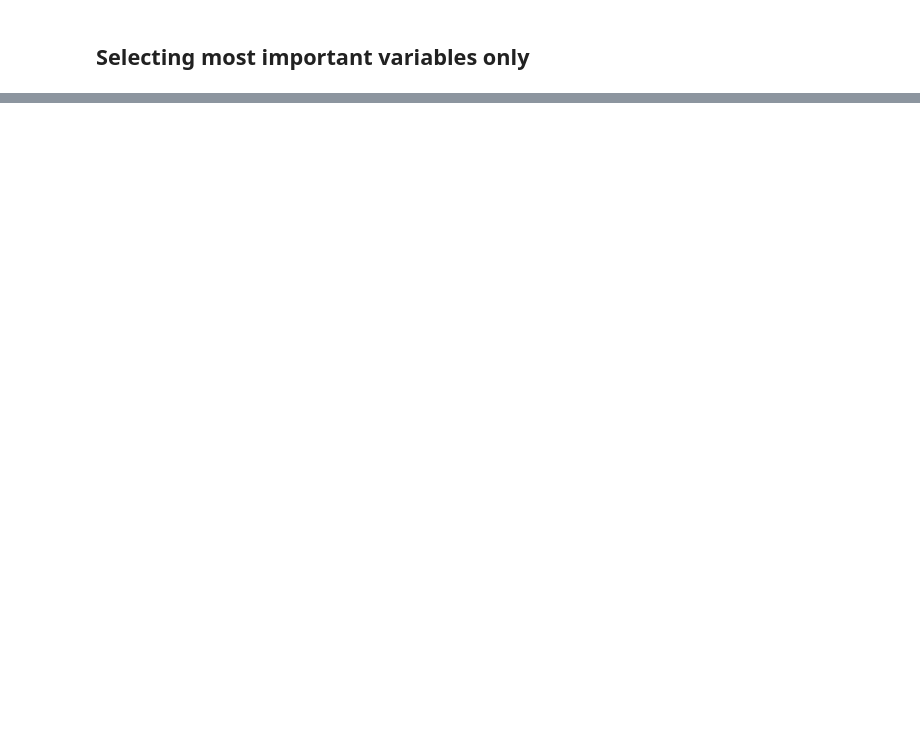
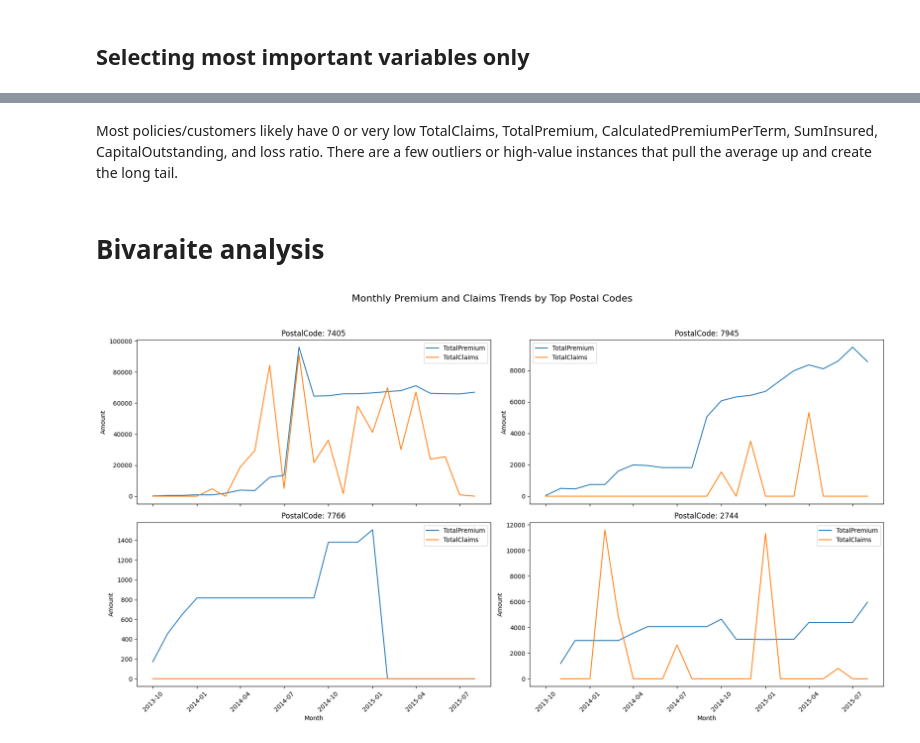
Before and after one commit to Naty-12/Insurance-analytics_week3, a Jupyter notebook: notebooks/eda.ipynb, the cells around one changed output, grey strips where cells are left out. Drawn from its saved outputs; the diff is of its cells as text; code cells hidden in the pictures; blank space fills up the shorter version.

```diff
--- a/notebooks/eda.ipynb
+++ b/notebooks/eda.ipynb
@@ -309,0 +228,40 @@ outliers_z.shape
+# %% [markdown]
+Most policies/customers likely have 0 or very low TotalClaims, TotalPremium, CalculatedPremiumPerTerm, SumInsured, CapitalOutstanding, and loss ratio.
+There are a few outliers or high-value instances that pull the average up and create the long tail.
+# %% [markdown]
+# Bivaraite analysis
+# %%
+monthly_data = df.groupby(
+    [df['TransactionMonth'].dt.to_period('M'), 'PostalCode'])[['TotalPremium', 'TotalClaims']].sum().reset_index()
+
+# Convert back to datetime for plotting
+monthly_data['TransactionMonth'] = monthly_data['TransactionMonth'].dt.to_timestamp()
+# %%
+top_zipcodes = monthly_data['PostalCode'].value_counts().head(4).index
+
+# Create a single figure with 4 subplots (1 row x 4 columns or 2x2 if preferred)
+fig, axes = plt.subplots(2, 2, figsize=(18, 10), sharex=True, sharey=False)
+axes = axes.flatten()  # Make it easier to iterate
+
+for i, zip_code in enumerate(top_zipcodes):
+    subset = monthly_data[monthly_data['PostalCode'] == zip_code]
+    ax = axes[i]
+
+    sns.lineplot(data=subset, x='TransactionMonth', y='TotalPremium', label='TotalPremium', ax=ax)
+    sns.lineplot(data=subset, x='TransactionMonth', y='TotalClaims', label='TotalClaims', ax=ax)
+
+    ax.set_title(f'PostalCode: {zip_code}')
+    ax.tick_params(axis='x', rotation=45)
+    ax.set_xlabel('Month')
+    ax.set_ylabel('Amount')
+    ax.legend()
+
+# Remove unused subplot if fewer than 4 zip codes
+for j in range(len(top_zipcodes), len(axes)):
+    fig.delaxes(axes[j])
+
+plt.suptitle('Monthly Premium and Claims Trends by Top Postal Codes', fontsize=16)
+plt.tight_layout(rect=[0, 0, 1, 0.95])
+plt.show()
+# %% [output]
+[figure, added]
```
Also changed, not shown: parts of 39 cells of this notebook.
